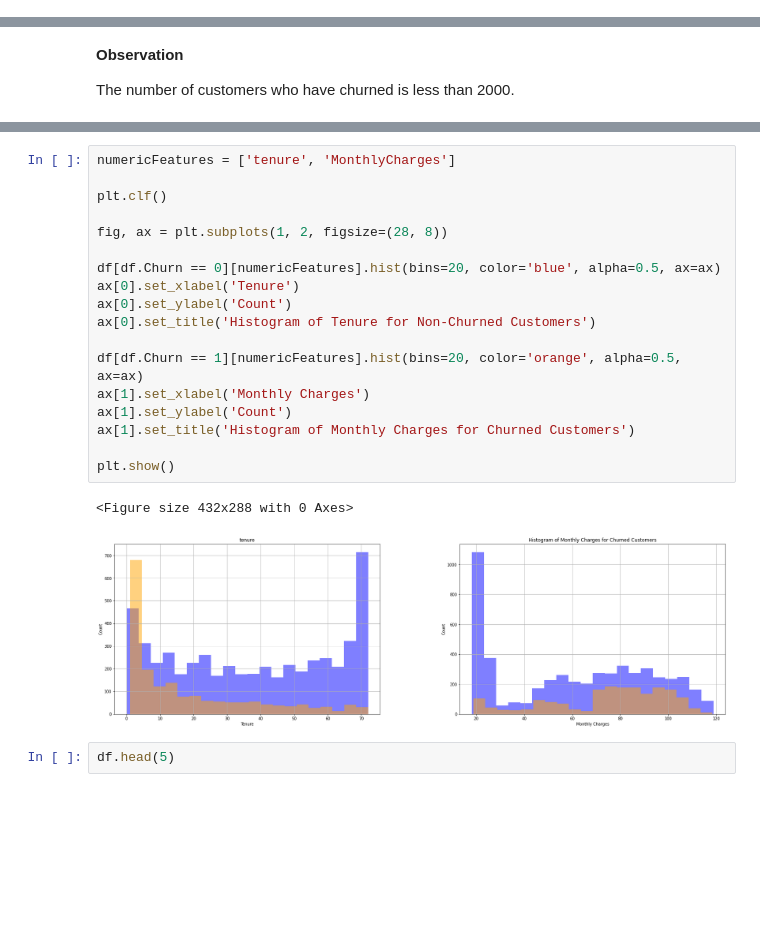
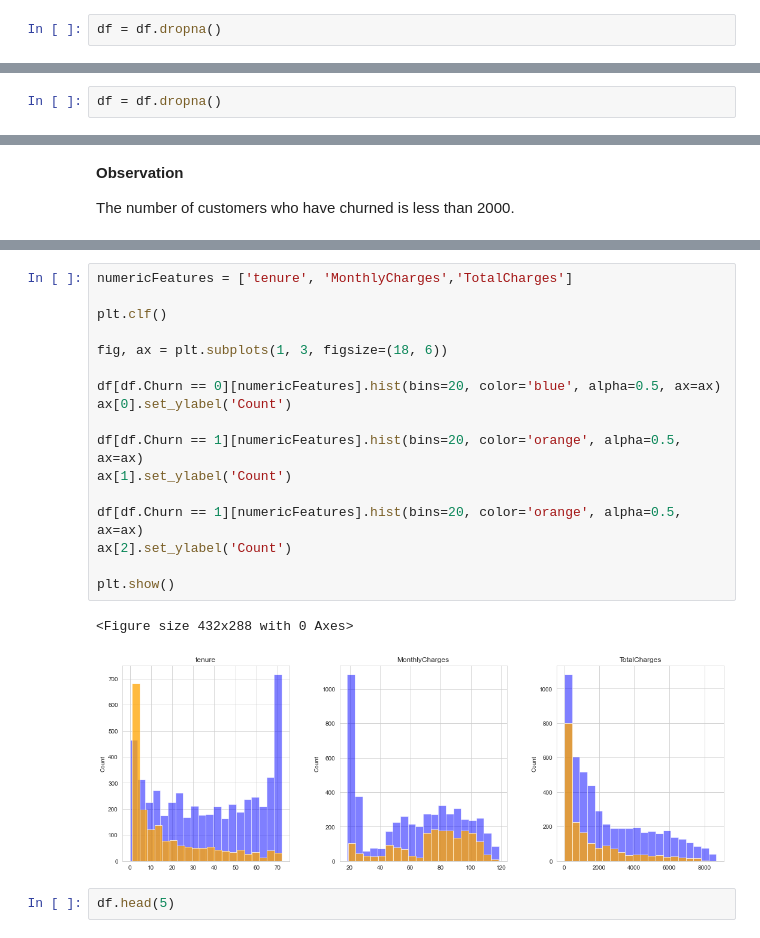
Before and after one commit to chandru1003/Data--Projects, a Jupyter notebook: Predict Customer Churn/customer churn.ipynb, the cells around one changed output, grey strips where cells are left out. Drawn from its saved outputs; the diff is of its cells as text; blank space fills up the shorter version.

```diff
--- a/Predict Customer Churn/customer churn.ipynb
+++ b/Predict Customer Churn/customer churn.ipynb
@@ -143,3 +164,5 @@ df=df.drop(labels=['customerID'], axis=1)
+# %%
+df = df.dropna()
 # %%
 print(df.apply(lambda col: col.unique()))
 # %% [output]
@@ -203,6 +226,8 @@ Converting categorical values into numeric can be useful for machine learning mo
 
 
 All columns in the dataset now have numeric values, hence the dtype needs to be converted from object to int.
+# %%
+df = df.dropna()
 # %%
 df = df.apply(pd.to_numeric, errors='coerce')
 # %%
@@ -244,24 +312,23 @@ sns.countplot(x='SeniorCitizen', hue='Churn', data=df)
 # %%
-numericFeatures = ['tenure', 'MonthlyCharges']
+numericFeatures = ['tenure', 'MonthlyCharges','TotalCharges']
 
 plt.clf()
 
-fig, ax = plt.subplots(1, 2, figsize=(28, 8))
+fig, ax = plt.subplots(1, 3, figsize=(18, 6))
 
 df[df.Churn == 0][numericFeatures].hist(bins=20, color='blue', alpha=0.5, ax=ax)
-ax[0].set_xlabel('Tenure')
 ax[0].set_ylabel('Count')
-ax[0].set_title('Histogram of Tenure for Non-Churned Customers')
 
 df[df.Churn == 1][numericFeatures].hist(bins=20, color='orange', alpha=0.5, ax=ax)
-ax[1].set_xlabel('Monthly Charges')
 ax[1].set_ylabel('Count')
-ax[1].set_title('Histogram of Monthly Charges for Churned Customers')
+
+df[df.Churn == 1][numericFeatures].hist(bins=20, color='orange', alpha=0.5, ax=ax)
+ax[2].set_ylabel('Count')
 
 plt.show()
 # %% [output]
 <Figure size 432x288 with 0 Axes>
-[figure, old version]
+[figure, new version]
 # %%
 df.head(5)
 # %% [output]
```
Also changed, not shown: parts of 12 cells of this notebook.
